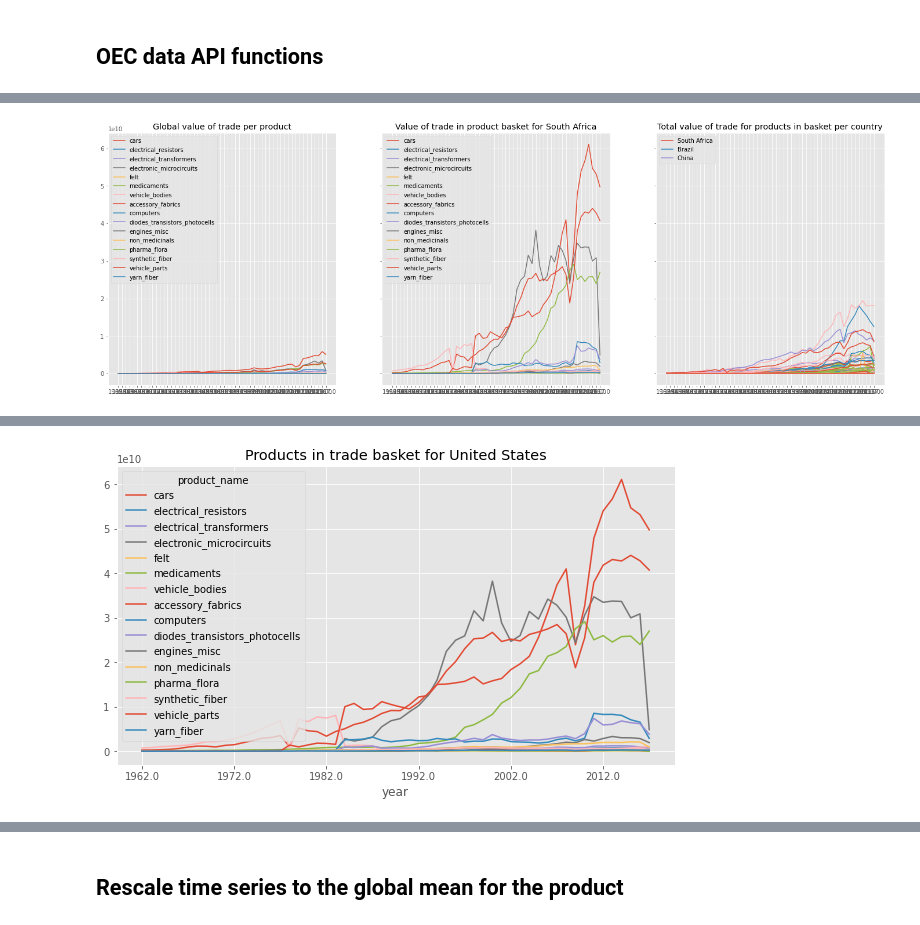
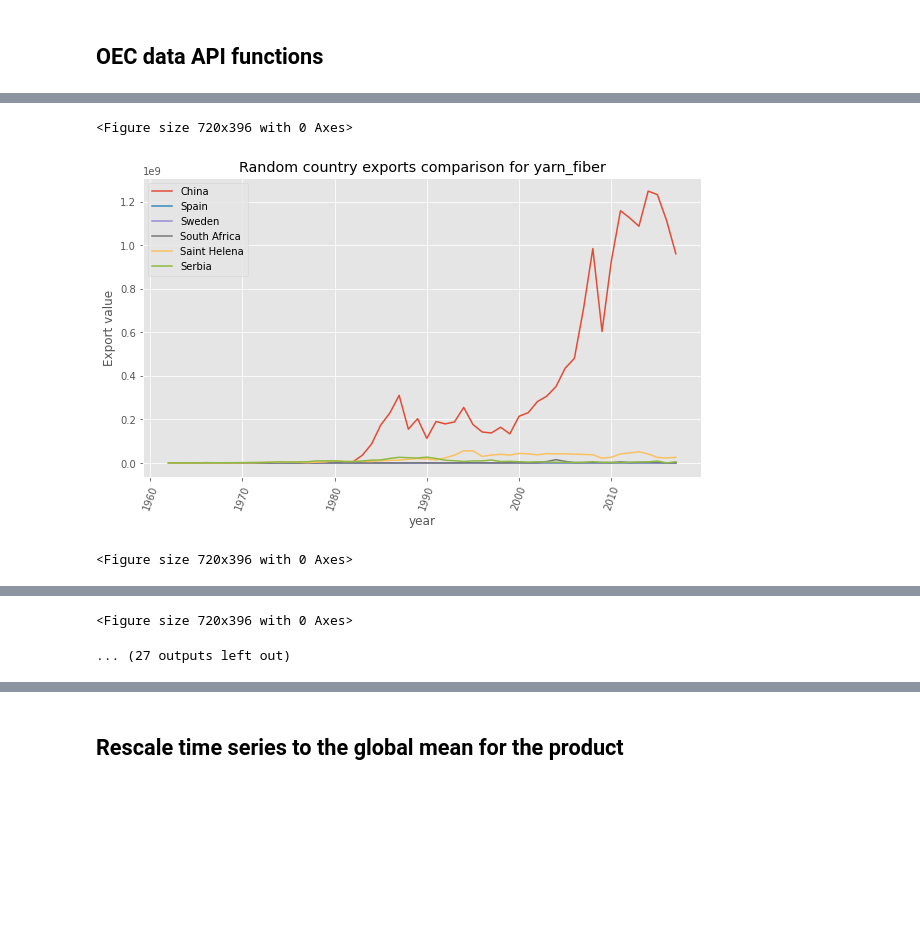
Before and after one commit to GarethWilhelm/TS-Feature-Clustering, a Jupyter notebook: notebooks/data_prep.ipynb, the cells around one changed output, grey strips where cells are left out. Cells and saved outputs as stored; diff of their text form; code cells hidden in the pictures; blank space fills up the shorter version.

```diff
--- a/notebooks/data_prep.ipynb
+++ b/notebooks/data_prep.ipynb
@@ -139,12 +136,10 @@ def download_data(list_of_codes):
 
 def create_df(path:str):
   trade_data = [i for i in os.listdir(path) if i.startswith('sitc') and '.csv' in i]
-  print(f'List of csv files contentated into one dataframe \n: {tuple(trade_data)} \n \n')
+  print(f'List of csv files contentated into one dataframe \n: {list(trade_data)} \n \n')
   trade_history = []
   for file in trade_data:
-    file_df = pd.read_csv(
-        os.path.join(path,file),
-        parse_dates=['year'])
+    file_df = pd.read_csv(os.path.join(path,file))
     trade_history.append(file_df)
   products_dataframe = pd.concat(trade_history)
   return products_dataframe
@@ -256,9 +260,10 @@ List of csv files contentated into one dataframe
 # %%
 random.seed(20)
-random_country = sample(list(agg_country.columns), 5)
-agg_south_africa = pd.pivot_table(trade_dframe[trade_dframe.country==random_country], index='year', columns='product_name', values='export_val', aggfunc=np.mean)
+c = str(sample(list(trade_dframe['country'].unique()), 1)[0])
+agg_south_africa = pd.pivot_table(trade_dframe[trade_dframe.country=='South Africa'], index='year', columns='product_name', values='export_val', aggfunc=np.mean)
 agg_south_africa.fillna(0,inplace=True)
 underscore_header_names(agg_south_africa)
-agg_south_africa.plot(subplots=True,figsize=(10, 12),title="Exports for South Africa in trade basket",sharey=False)
+agg_south_africa.plot(subplots=True,figsize=(10, 12),title=f"Exports for {c} in trade basket",sharey=False)
+plt.savefig(f"{PATH}/images/raw_south_africa")
 plt.show()
 # %% [output]
@@ -274,24 +309,8 @@ remove_null_values(agg_country)
-# %%
-fig, ((ax1, ax2,ax3)) = plt.subplots(nrows=1, ncols=3, sharex=True, sharey=True,figsize=(24, 8))
-ax1.plot(agg_product)
-ax1.title.set_text("Global value of trade per product")
-ax1.legend(agg_product.columns,loc="upper left")
-
-ax2.plot(agg_south_africa)
-ax2.title.set_text("Value of trade in product basket for South Africa")
-ax2.legend(agg_south_africa.columns,loc="upper left")
-
-ax3.plot(agg_country)
-ax3.title.set_text("Total value of trade for products in basket per country")
-ax3.legend(['South Africa','Brazil','China'],loc="upper left")
-# plt.plot(agg_south_africa,'--')
-plt.show()
-# %% [output]
-[figure, removed]
 # %%
 random.seed(20)
 random_countries = sample(list(agg_country.columns), 5)
-random_countries.extend(['South Africa','China','United States'])
+random_countries.extend(['South Africa','China'])
+countries = trade_dframe[trade_dframe['country'].isin(random_countries)]
 for c in random_countries:
   agg_random_countries = pd.pivot_table(trade_dframe[trade_dframe.country==c],
                                         index='year', columns='product_name',
@@ -299,5 +318,28 @@ for c in random_countries:
                                         aggfunc=np.mean)
   agg_random_countries.fillna(0,inplace=True)
   underscore_header_names(agg_random_countries)
-  agg_random_countries.plot(subplots=False,figsize=(10,5.5),title=f"Products in trade basket for {c}",sharey=True)
+  agg_random_countries.plot(subplots=False,figsize=(10,5.5),
+                            title=f"Products in trade basket for {c}",sharey=True)
+  plt.savefig(f"{c}_trade_basket")
+
+# Plots for country comparison per product
+for id in trade_dframe.product_name.unique():
+  product = pd.pivot_table(trade_dframe[trade_dframe.product_name==id],
+                           index='year',
+                           columns='country',
+                           values='export_val',
+                           aggfunc=np.mean)
+  product.fillna(0,inplace=True)
+  product.to_csv(f'{PATH}/products_per_country/{id}_sitc.csv')
+  product_by_countries = pd.pivot_table(countries[countries.product_name==id], index='year',
+                           columns='country',values='export_val',aggfunc=np.mean)
+  product_by_countries.fillna(0,inplace=True)
+  plt.figure(figsize=(10,5.5))
+  product_by_countries.plot(subplots=False,figsize=(10,5.5),
+                            title=(f"Random country exports comparison for {id}"))
+  plt.xticks(rotation=70)
+  plt.ylabel("Export value")
+  plt.legend(countries['country'].unique())
+  plt.savefig(f"raw_{id}_country_comparison")
+  plt.show()
 # %% [output]
@@ -311 +353,3 @@ for c in random_countries:
+<Figure size 720x396 with 0 Axes>
-[figure, old version]
+[figure, new version]
+<Figure size 720x396 with 0 Axes>
@@ -311,0 +357,2 @@ for c in random_countries:
+<Figure size 720x396 with 0 Axes>
+... (27 outputs left out)
```
Also changed, not shown: parts of 26 cells of this notebook.
